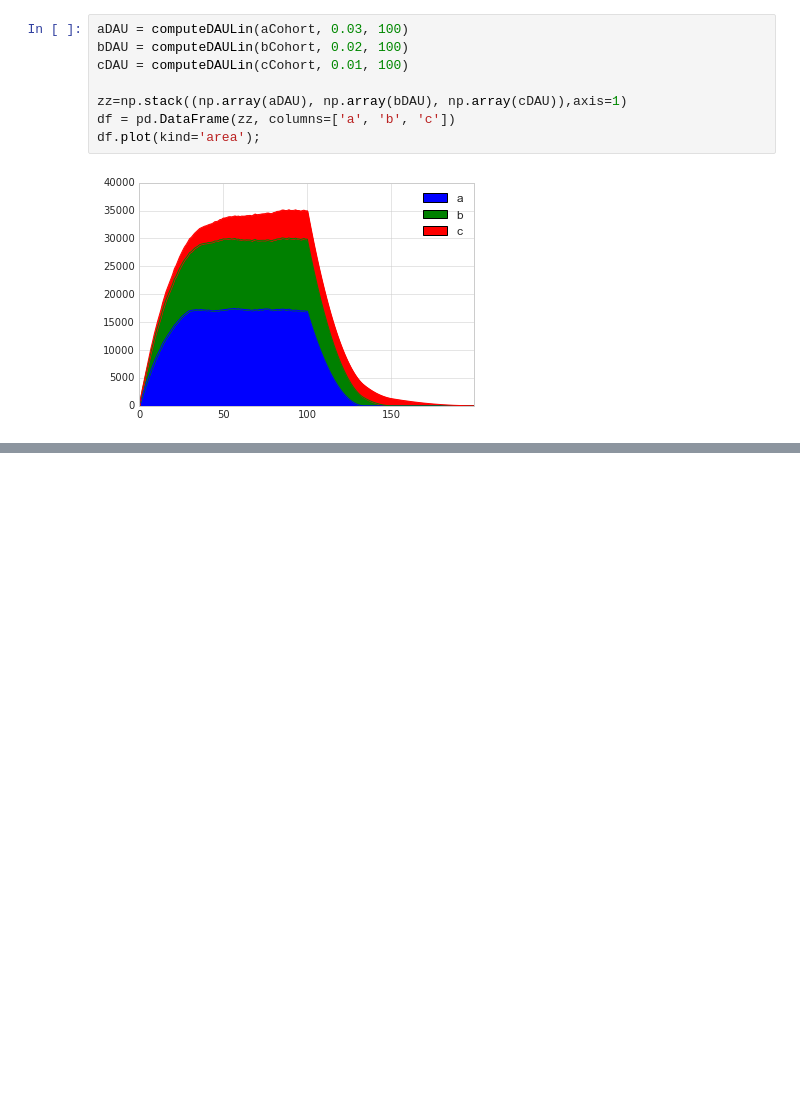
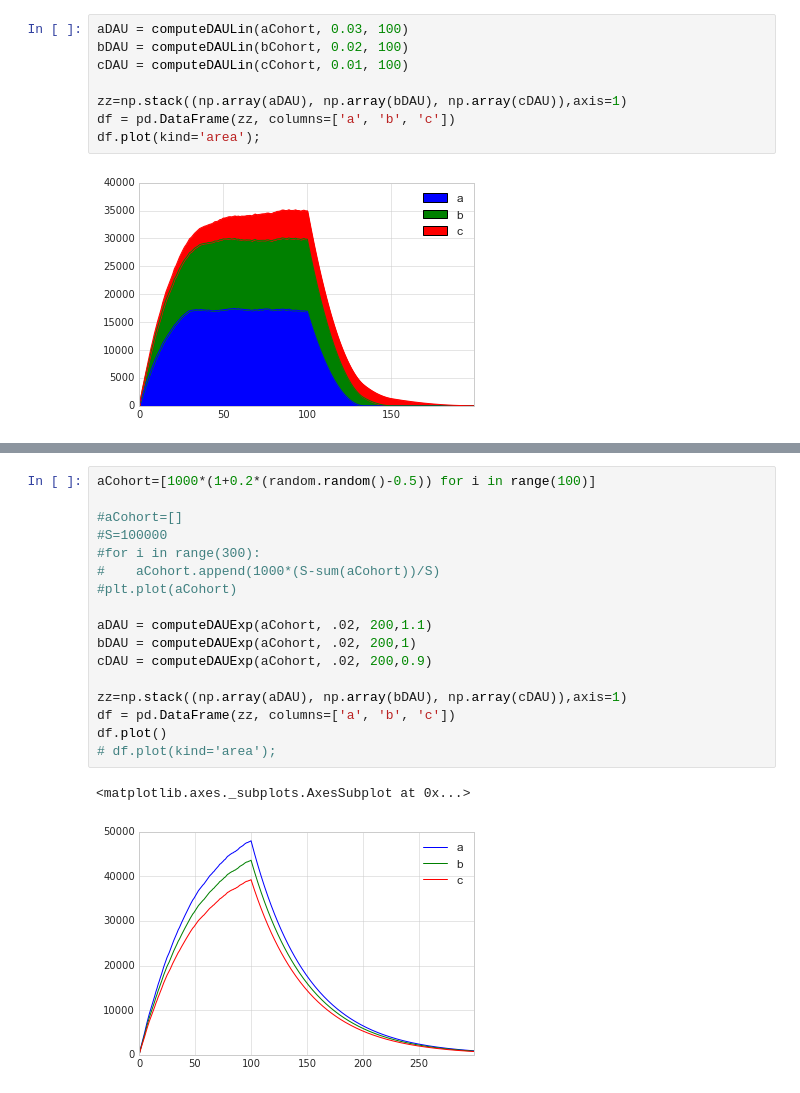
Before and after one commit to thevioletpiece/data_science_tools, a Jupyter notebook: Growth Analytics.ipynb, the cells around one changed output, grey strips where cells are left out. Saved outputs shown, nothing was run; the diff lists cells and outputs as text; blank space fills up the shorter version.

```diff
--- a/Growth Analytics.ipynb
+++ b/Growth Analytics.ipynb
@@ -287,0 +357,20 @@ df.plot(kind='area');
+# %%
+aCohort=[1000*(1+0.2*(random.random()-0.5)) for i in range(100)]
+
+#aCohort=[]
+#S=100000
+#for i in range(300):
+#    aCohort.append(1000*(S-sum(aCohort))/S)
+#plt.plot(aCohort)
+
+aDAU = computeDAUExp(aCohort, .02, 200,1.1)
+bDAU = computeDAUExp(aCohort, .02, 200,1)
+cDAU = computeDAUExp(aCohort, .02, 200,0.9)
+
+zz=np.stack((np.array(aDAU), np.array(bDAU), np.array(cDAU)),axis=1)
+df = pd.DataFrame(zz, columns=['a', 'b', 'c'])
+df.plot()
+# df.plot(kind='area');
+# %% [output]
+<matplotlib.axes._subplots.AxesSubplot at 0x...>
+[figure, added]
```
Also changed, not shown: parts of 8 cells of this notebook.
